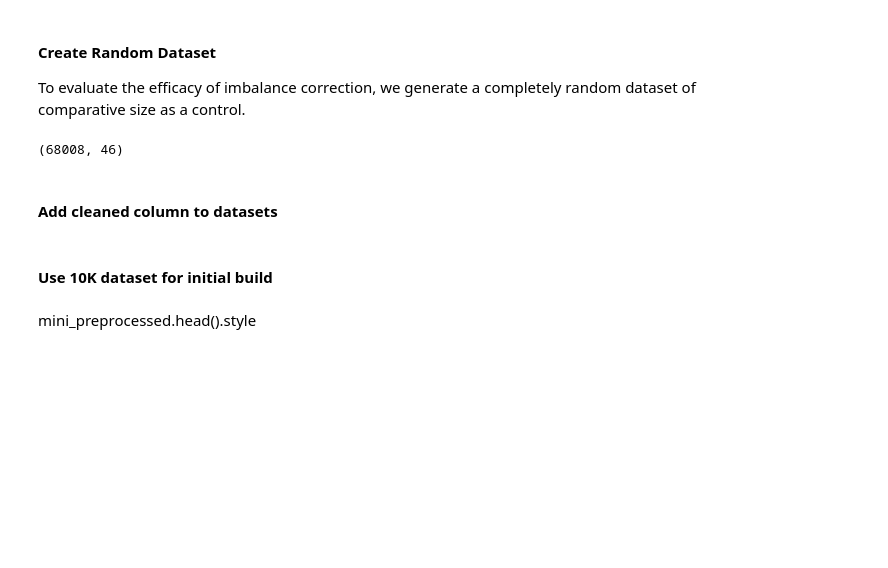
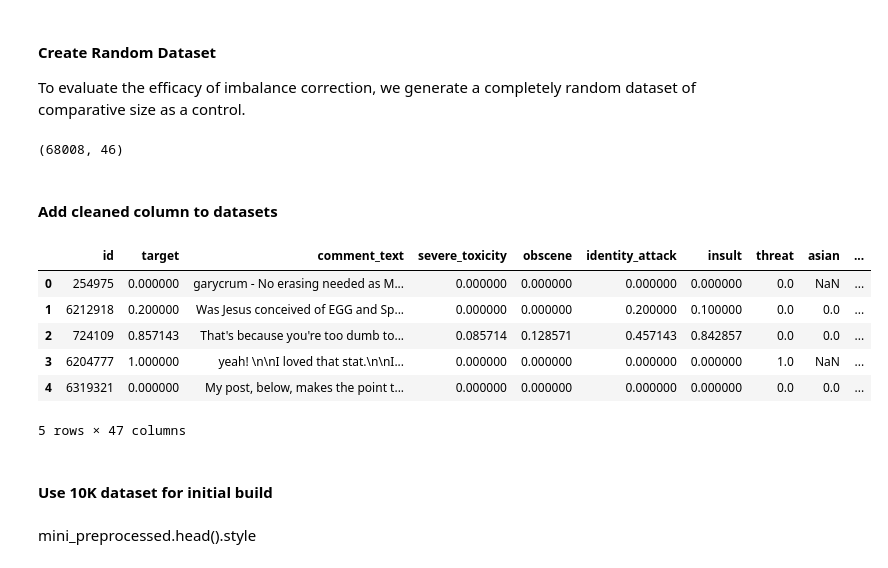
Before and after one commit to natashamathur/no_hate_all_love, a Jupyter notebook: initial_lstm.ipynb, the cells around one changed output. Drawn from its saved outputs; the diff is of its cells as text; code cells hidden in the pictures; blank space fills up the shorter version.

```diff
--- a/initial_lstm.ipynb
+++ b/initial_lstm.ipynb
@@ -155,3 +215,13 @@ for df in [prepared_25, prepared_50, prepared_75]:
+# %%
+prepared_50.head()
+# %% [output]
+|  | id | target | comment_text | severe_toxicity | obscene | identity_attack | insult | threat | asian | ... |
+| 0 | 254975 | 0.000000 | garycrum - No erasing needed as M... | 0.000000 | 0.000000 | 0.000000 | 0.000000 | 0.0 | NaN | ... |
+| 1 | 6212918 | 0.200000 | Was Jesus conceived of EGG and Sp... | 0.000000 | 0.000000 | 0.200000 | 0.100000 | 0.0 | 0.0 | ... |
+| 2 | 724109 | 0.857143 | That's because you're too dumb to... | 0.085714 | 0.128571 | 0.457143 | 0.842857 | 0.0 | 0.0 | ... |
+| 3 | 6204777 | 1.000000 | yeah! \n\nI loved that stat.\n\nI... | 0.000000 | 0.000000 | 0.000000 | 0.000000 | 1.0 | NaN | ... |
+| 4 | 6319321 | 0.000000 | My post, below, makes the point t... | 0.000000 | 0.000000 | 0.000000 | 0.000000 | 0.0 | 0.0 | ... |
+5 rows × 47 columns
 # %% [markdown]
 #### Use 10K dataset for initial build
 # %%
```
Also changed, not shown: parts of 39 cells of this notebook, 4 other files.
